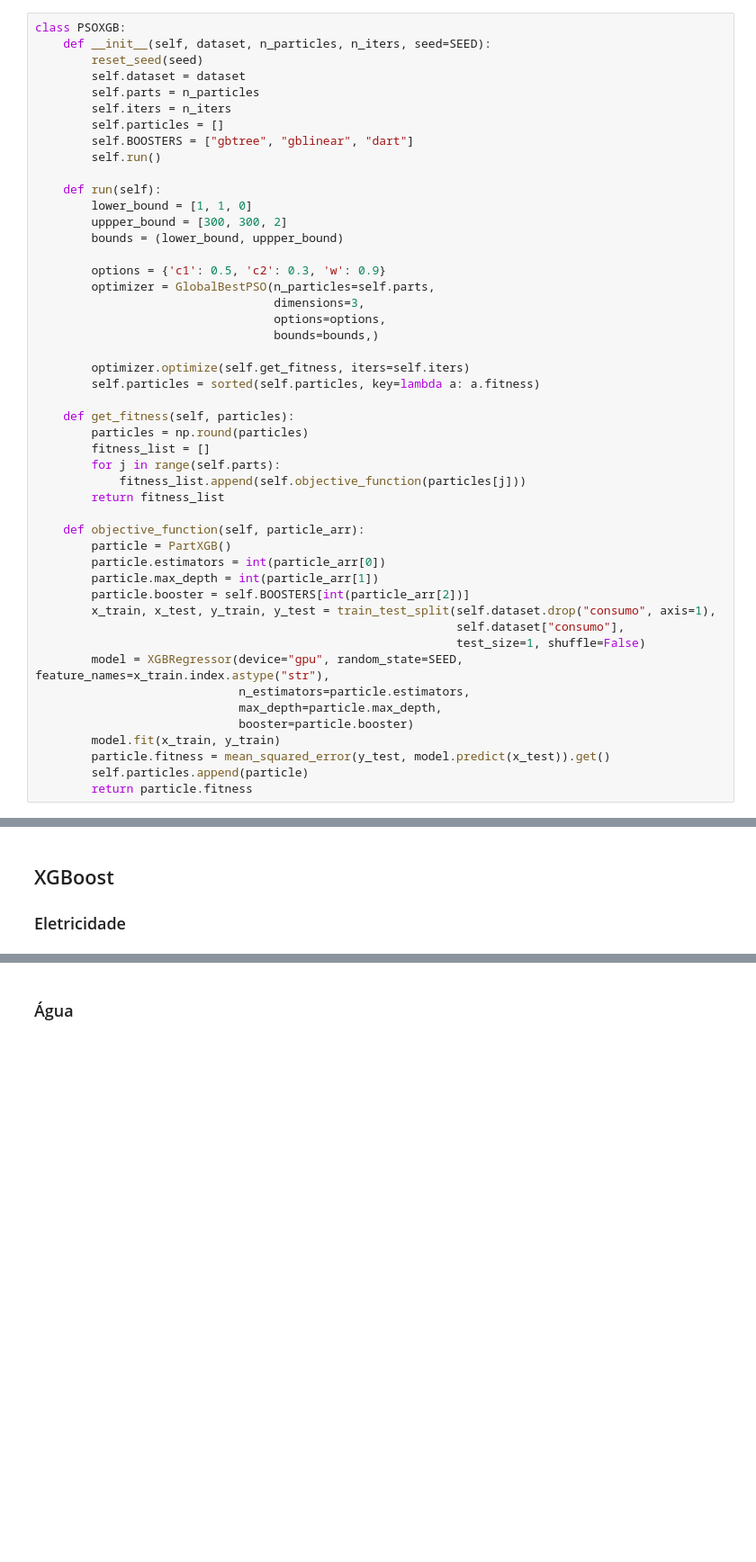
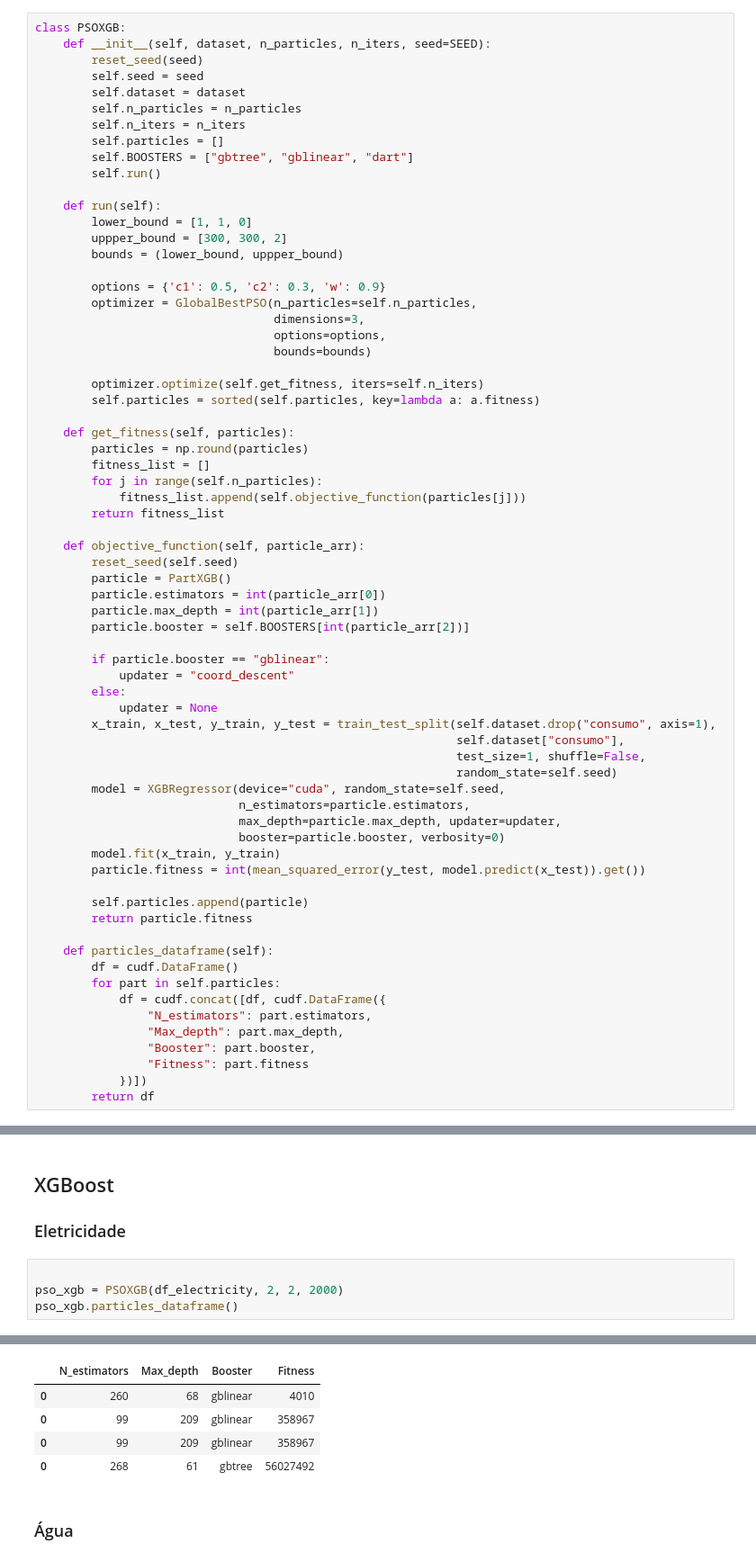
Before and after one commit to eduardoalba0/ifpr_electricity_ml, a Jupyter notebook: main.ipynb, the cells around one changed output, grey strips where cells are left out. Shown at 90% size. Saved outputs shown, nothing was run; the diff lists cells and outputs as text; blank space fills up the shorter version.

Commit message:
Correção bosster não-deterministico gblinear

```diff
--- a/main.ipynb
+++ b/main.ipynb
@@ -429,9 +360,10 @@ class PartXGB:
 class PSOXGB:
     def __init__(self, dataset, n_particles, n_iters, seed=SEED):
         reset_seed(seed)
+        self.seed = seed
         self.dataset = dataset
-        self.parts = n_particles
-        self.iters = n_iters
+        self.n_particles = n_particles
+        self.n_iters = n_iters
         self.particles = []
         self.BOOSTERS = ["gbtree", "gblinear", "dart"]
         self.run()
@@ -442,37 +374,56 @@ class PSOXGB:
         bounds = (lower_bound, uppper_bound)
 
         options = {'c1': 0.5, 'c2': 0.3, 'w': 0.9}
-        optimizer = GlobalBestPSO(n_particles=self.parts,
+        optimizer = GlobalBestPSO(n_particles=self.n_particles,
                                   dimensions=3,
                                   options=options,
-                                  bounds=bounds,)
+                                  bounds=bounds)
 
-        optimizer.optimize(self.get_fitness, iters=self.iters)
+        optimizer.optimize(self.get_fitness, iters=self.n_iters)
         self.particles = sorted(self.particles, key=lambda a: a.fitness)
 
     def get_fitness(self, particles):
         particles = np.round(particles)
         fitness_list = []
-        for j in range(self.parts):
+        for j in range(self.n_particles):
             fitness_list.append(self.objective_function(particles[j]))
         return fitness_list
 
     def objective_function(self, particle_arr):
+        reset_seed(self.seed)
         particle = PartXGB()
         particle.estimators = int(particle_arr[0])
         particle.max_depth = int(particle_arr[1])
         particle.booster = self.BOOSTERS[int(particle_arr[2])]
+
+        if particle.booster == "gblinear":
+            updater = "coord_descent"
+        else:
+            updater = None
         x_train, x_test, y_train, y_test = train_test_split(self.dataset.drop("consumo", axis=1),
                                                             self.dataset["consumo"],
-                                                            test_size=1, shuffle=False)
-        model = XGBRegressor(device="gpu", random_state=SEED, feature_names=x_train.index.astype("str"),
+                                                            test_size=1, shuffle=False,
+                                                            random_state=self.seed)
+        model = XGBRegressor(device="cuda", random_state=self.seed,
                              n_estimators=particle.estimators,
-                             max_depth=particle.max_depth,
-                             booster=particle.booster)
+                             max_depth=particle.max_depth, updater=updater,
+                             booster=particle.booster, verbosity=0)
         model.fit(x_train, y_train)
-        particle.fitness = mean_squared_error(y_test, model.predict(x_test)).get()
+        particle.fitness = int(mean_squared_error(y_test, model.predict(x_test)).get())
+
         self.particles.append(particle)
         return particle.fitness
+
+    def particles_dataframe(self):
+        df = cudf.DataFrame()
+        for part in self.particles:
+            df = cudf.concat([df, cudf.DataFrame({
+                "N_estimators": part.estimators,
+                "Max_depth": part.max_depth,
+                "Booster": part.booster,
+                "Fitness": part.fitness
+            })])
+        return df
 # %% [markdown]
 # Aplicação dos Otimizadores
 ## Random Forest
@@ -483,4 +435,7 @@ class PSOXGB:
 ## XGBoost
 ### Eletricidade
 # %%
+
+pso_xgb = PSOXGB(df_electricity, 2, 2, 2000)
+pso_xgb.particles_dataframe()
 # %% [output]
@@ -501,3 +444,8 @@ Parameters: { "feature_names" } are not used.
+|  | N_estimators | Max_depth | Booster | Fitness |
+| 0 | 260 | 68 | gblinear | 4010 |
+| 0 | 99 | 209 | gblinear | 358967 |
+| 0 | 99 | 209 | gblinear | 358967 |
+| 0 | 268 | 61 | gbtree | 56027492 |
 # %% [markdown]
 ### Água
 # %% [markdown]
```
Also changed, not shown: parts of 15 cells of this notebook.
